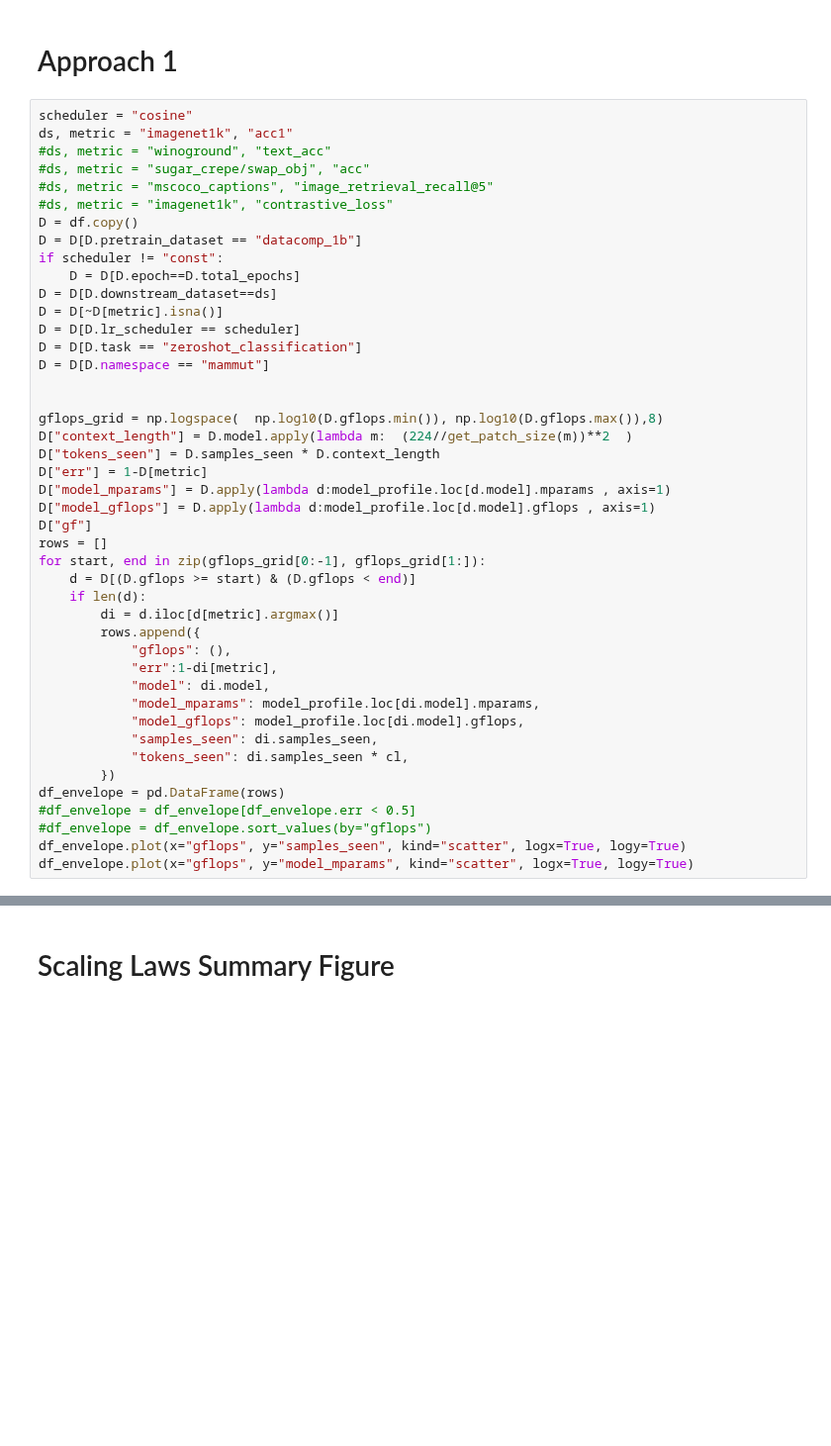
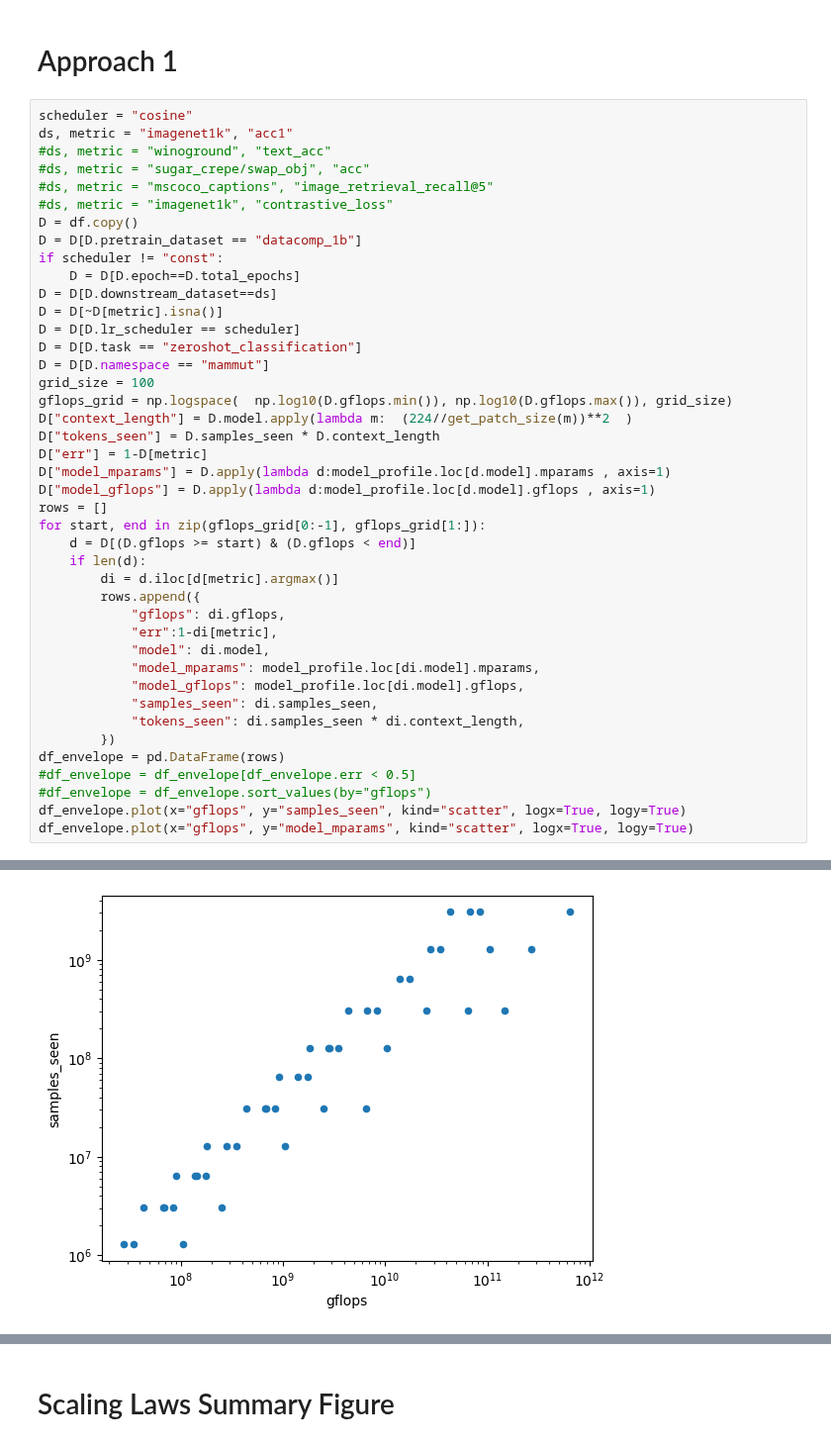
Before and after one commit to SLAMPAI/open_clip_scaling, a Jupyter notebook: results.ipynb, the cells around one changed output, grey strips where cells are left out. Shown at 99% size. Drawn from its saved outputs; the diff is of its cells as text; blank space fills up the shorter version.

```diff
--- a/results.ipynb
+++ b/results.ipynb
@@ -1247,28 +1229,26 @@ D = D[~D[metric].isna()]
 D = D[D.lr_scheduler == scheduler]
 D = D[D.task == "zeroshot_classification"]
 D = D[D.namespace == "mammut"]
-
-
-gflops_grid = np.logspace(  np.log10(D.gflops.min()), np.log10(D.gflops.max()),8)
+grid_size = 100
+gflops_grid = np.logspace(  np.log10(D.gflops.min()), np.log10(D.gflops.max()), grid_size)
 D["context_length"] = D.model.apply(lambda m:  (224//get_patch_size(m))**2  )
 D["tokens_seen"] = D.samples_seen * D.context_length
 D["err"] = 1-D[metric]
 D["model_mparams"] = D.apply(lambda d:model_profile.loc[d.model].mparams , axis=1)
 D["model_gflops"] = D.apply(lambda d:model_profile.loc[d.model].gflops , axis=1)
-D["gf"]
 rows = []
 for start, end in zip(gflops_grid[0:-1], gflops_grid[1:]):
     d = D[(D.gflops >= start) & (D.gflops < end)]
     if len(d):
         di = d.iloc[d[metric].argmax()]
         rows.append({
-            "gflops": (),
+            "gflops": di.gflops,
             "err":1-di[metric],
             "model": di.model,
             "model_mparams": model_profile.loc[di.model].mparams,
             "model_gflops": model_profile.loc[di.model].gflops,
             "samples_seen": di.samples_seen,
-            "tokens_seen": di.samples_seen * cl,
+            "tokens_seen": di.samples_seen * di.context_length,
         })
 df_envelope = pd.DataFrame(rows)
 #df_envelope = df_envelope[df_envelope.err < 0.5]
@@ -1279,0 +1260 @@ KeyError: 'gf'
+[figure, added]
```
Also changed, not shown: parts of 16 cells of this notebook, 2 other files.
